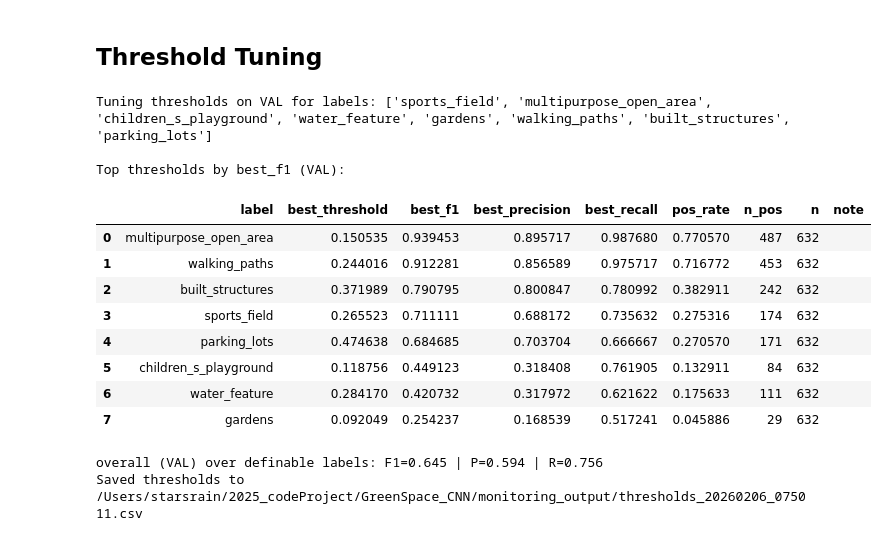
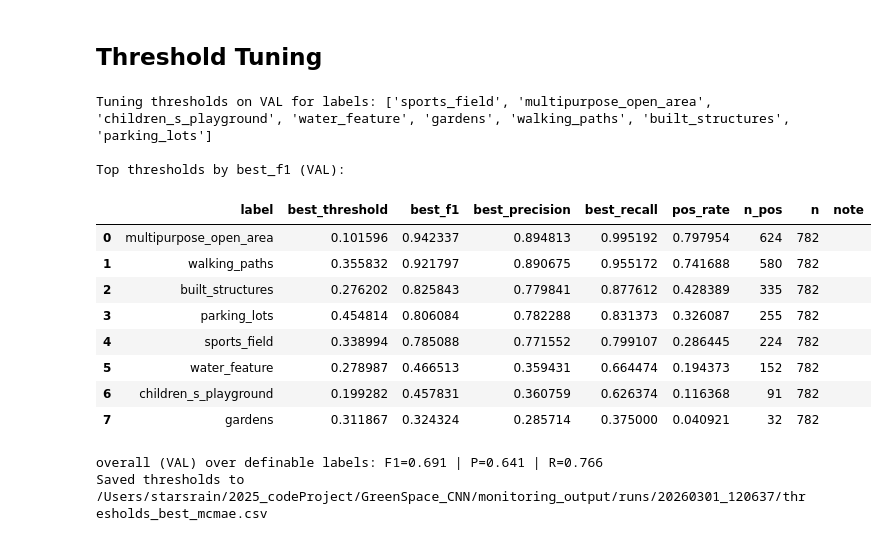
Before and after one commit to JunchenX0809/GreenSpace_CNN, a Jupyter notebook: notebooks/04_model_evaluation.ipynb, the cells around one changed output. Drawn from its saved outputs; the diff is of its cells as text; code cells hidden in the pictures.

Commit message:
0301 5093 training done

```diff
--- a/notebooks/04_model_evaluation.ipynb
+++ b/notebooks/04_model_evaluation.ipynb
@@ -107,13 +107,14 @@ runs_root = Path('../models/runs')
 
 # ---- Toggle: manually load a specific model file ----
 USE_MANUAL_MODEL = True
-MANUAL_MODEL_PATH = '/Users/starsrain/2025_codeProject/GreenSpace_CNN/models/final_20260104_142256.keras'  # e.g., '../models/runs/20260204_203132/final_20260204_203132.keras'
+MANUAL_MODEL_PATH = '/Users/starsrain/2025_codeProject/GreenSpace_CNN/models/runs/20260228_224940/best_mcmae_20260228_224940.keras'  # e.g., '../models/runs/20260204_203132/final_20260204_203132.keras'
 
 if USE_MANUAL_MODEL:
     assert MANUAL_MODEL_PATH, 'Set MANUAL_MODEL_PATH when USE_MANUAL_MODEL=True'
     model_path = Path(MANUAL_MODEL_PATH)
     assert model_path.exists(), f"Manual model not found: {model_path}"
-    model = tf.keras.models.load_model(str(model_path))
+    # compile=False avoids requiring custom training-time metrics at load time
+    model = tf.keras.models.load_model(str(model_path), compile=False)
     print('Loaded MANUAL model from', model_path)
 
 else:
@@ -151,6 +152,7 @@ else:
     )
 
     model_path = candidates[-1]
-    model = tf.keras.models.load_model(str(model_path))
+    # compile=False avoids requiring custom training-time metrics at load time
+    model = tf.keras.models.load_model(str(model_path), compile=False)
     print('Loaded model from', model_path)
 # %% [output]
@@ -361,47 +384,65 @@ best_thresholds = {
     for _, row in thresh_df.iterrows()
     if np.isfinite(row['best_threshold'])
 }
 
 print('\nTop thresholds by best_f1 (VAL):')
 display(thresh_df.sort_values('best_f1', ascending=False).reset_index(drop=True))
 
 _defined = thresh_df['best_f1'].notna()
 if _defined.any():
     print(
         f"overall (VAL) over definable labels: "
         f"F1={float(thresh_df.loc[_defined, 'best_f1'].mean()):.3f} | "
         f"P={float(thresh_df.loc[_defined, 'best_precision'].mean()):.3f} | "
         f"R={float(thresh_df.loc[_defined, 'best_recall'].mean()):.3f}"
     )
 else:
     print('overall (VAL): NA (no definable labels)')
 
-# Optional: save thresholds to monitoring_output
-out_dir = Path('../monitoring_output').resolve()
-out_dir.mkdir(parents=True, exist_ok=True)
+# Optional: save thresholds to monitoring_output/runs/<run_tag>/ with model variant suffix
+runs_root = (Path('../monitoring_output') / 'runs').resolve()
 
 _tag = globals().get('run_tag', None)
 if _tag is None:
     _tag = datetime.now().strftime('%Y%m%d_%H%M%S')
 
-out_path = out_dir / f"thresholds_{_tag}.csv"
+run_dir = runs_root / str(_tag)
+run_dir.mkdir(parents=True, exist_ok=True)
+
+# Infer variant from loaded model filename; allow manual override.
+THRESH_VARIANT = globals().get('THRESH_VARIANT', None)
+if THRESH_VARIANT is None:
+    try:
+        stem = Path(model_path).stem
+    except Exception:
+        stem = ''
+    if stem.startswith('best_mcmae_'):
+        THRESH_VARIANT = 'best_mcmae'
+    elif stem.startswith('best_'):
+        THRESH_VARIANT = 'best_prauc'
+    elif stem.startswith('final_'):
+        THRESH_VARIANT = 'final'
+    else:
+        THRESH_VARIANT = 'unknown_model'
+
+out_path = run_dir / f"thresholds_{THRESH_VARIANT}.csv"
 thresh_df.to_csv(out_path, index=False)
 print('Saved thresholds to', out_path)
 # %% [output]
 Tuning thresholds on VAL for labels: ['sports_field', 'multipurpose_open_area', 'children_s_playground', 'water_feature', 'gardens', 'walking_paths', 'built_structures', 'parking_lots']
 
 Top thresholds by best_f1 (VAL):
 |  | label | best_threshold | best_f1 | best_precision | best_recall | pos_rate | n_pos | n | note |
-| 0 | multipurpose_open_area | 0.150535 | 0.939453 | 0.895717 | 0.987680 | 0.770570 | 487 | 632 |  |
-| 1 | walking_paths | 0.244016 | 0.912281 | 0.856589 | 0.975717 | 0.716772 | 453 | 632 |  |
-| 2 | built_structures | 0.371989 | 0.790795 | 0.800847 | 0.780992 | 0.382911 | 242 | 632 |  |
-| 3 | sports_field | 0.265523 | 0.711111 | 0.688172 | 0.735632 | 0.275316 | 174 | 632 |  |
-| 4 | parking_lots | 0.474638 | 0.684685 | 0.703704 | 0.666667 | 0.270570 | 171 | 632 |  |
-| 5 | children_s_playground | 0.118756 | 0.449123 | 0.318408 | 0.761905 | 0.132911 | 84 | 632 |  |
-| 6 | water_feature | 0.284170 | 0.420732 | 0.317972 | 0.621622 | 0.175633 | 111 | 632 |  |
-| 7 | gardens | 0.092049 | 0.254237 | 0.168539 | 0.517241 | 0.045886 | 29 | 632 |  |
+| 0 | multipurpose_open_area | 0.101596 | 0.942337 | 0.894813 | 0.995192 | 0.797954 | 624 | 782 |  |
+| 1 | walking_paths | 0.355832 | 0.921797 | 0.890675 | 0.955172 | 0.741688 | 580 | 782 |  |
+| 2 | built_structures | 0.276202 | 0.825843 | 0.779841 | 0.877612 | 0.428389 | 335 | 782 |  |
+| 3 | parking_lots | 0.454814 | 0.806084 | 0.782288 | 0.831373 | 0.326087 | 255 | 782 |  |
+| 4 | sports_field | 0.338994 | 0.785088 | 0.771552 | 0.799107 | 0.286445 | 224 | 782 |  |
+| 5 | water_feature | 0.278987 | 0.466513 | 0.359431 | 0.664474 | 0.194373 | 152 | 782 |  |
+| 6 | children_s_playground | 0.199282 | 0.457831 | 0.360759 | 0.626374 | 0.116368 | 91 | 782 |  |
+| 7 | gardens | 0.311867 | 0.324324 | 0.285714 | 0.375000 | 0.040921 | 32 | 782 |  |
-overall (VAL) over definable labels: F1=0.645 | P=0.594 | R=0.756
-Saved thresholds to /Users/starsrain/2025_codeProject/GreenSpace_CNN/monitoring_output/thresholds_20260206_075011.csv
+overall (VAL) over definable labels: F1=0.691 | P=0.641 | R=0.766
+Saved thresholds to /Users/starsrain/2025_codeProject/GreenSpace_CNN/monitoring_output/runs/20260301_120637/thresholds_best_mcmae.csv
 # %%
 # Split-wise evaluation (train / val / test) + detailed test printout
 # Thresholds should be tuned on VAL in the previous cell (best_thresholds).
```
Also changed, not shown: parts of 7 cells of this notebook, 1 other file.
